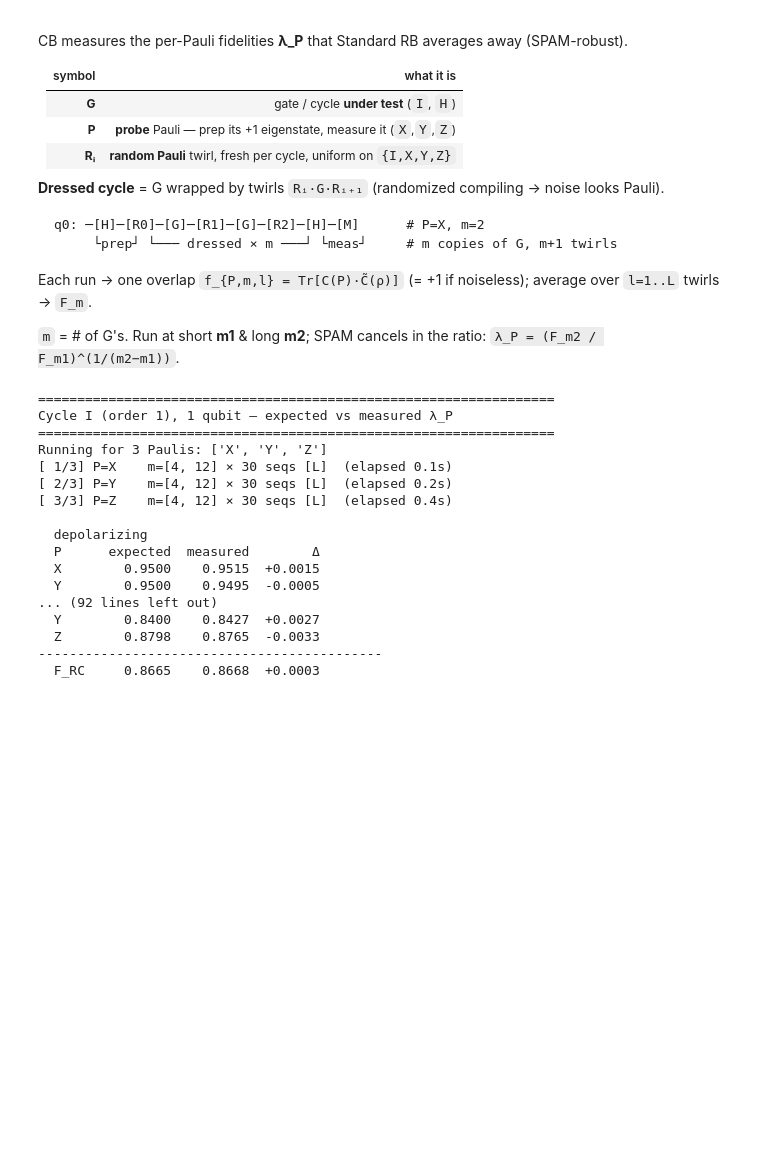
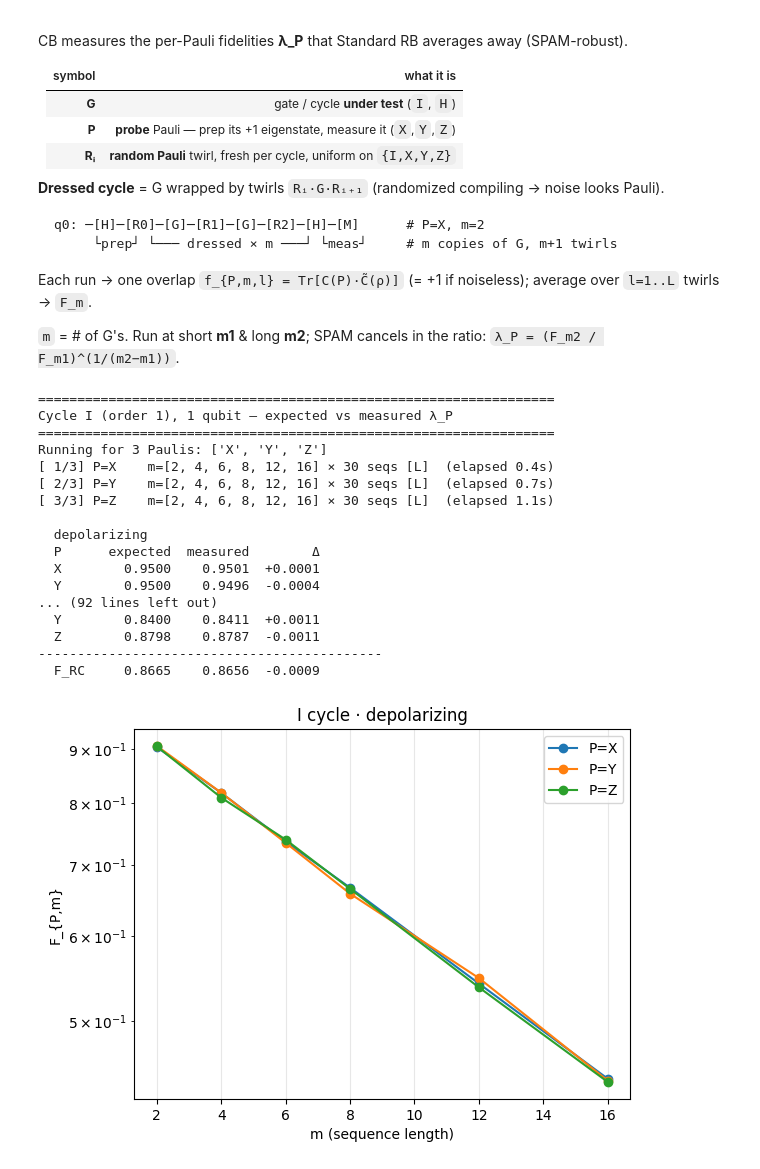
Before and after one commit to imelenwe/randomized-benchmarking, a Jupyter notebook: DiffusionCB/DiffusionCB.ipynb, the cells around one changed output. Cells and saved outputs as stored; diff of their text form; code cells hidden in the pictures; blank space fills up the shorter version.

Commit message:
DiffusionCB: m-sweep + decay-curve plot
- CBConfig m1/m2 -> m_list (even values, valid for I & H cycles);
  run_cb loops the full sweep, lambda_from_records fits λ off the
  m_list endpoints (widest baseline).
- run_experiment now returns all_records keyed by (cycle, noise) so
  downstream analysis reuses the collected data (no re-run).
- plot_decay helper: F_{P,m} vs m. Markovian baseline confirmed as a
  clean straight line on log-y — the reference the non-Markovian curve
  will bend away from.

Co-Authored-By: Claude Opus 4.8 <noreply@anthropic.com>

```diff
--- a/DiffusionCB/DiffusionCB.ipynb
+++ b/DiffusionCB/DiffusionCB.ipynb
@@ -115,13 +115,11 @@ def make_paulis(n_qubits, rng, K=None):
     "biased":       {"kind":"pauli", "probs":{"I":0.90, "X":0.03, "Y":0.02, "Z":0.05}},
 }'''
 
-
 @dataclass
 class CBConfig:
      n_qubits: int
      shots: int
-     m1: int
-     m2: int
+     m_list: tuple
      L: int
      K: int
      label: str
@@ -262,7 +260,7 @@ def run_cb(paulis_K, cfg, G_map, G_gate, sampler):
     print(f"Running for {len(paulis_K)} Paulis: {paulis_K}")
     for i, P in enumerate(paulis_K):
         record_runs[P] = {} # dict within dict to store results for each P
-        for m in (cfg.m1, cfg.m2):
+        for m in (cfg.m_list):
             record_runs[P][m] = [run_once(P, m, cfg, G_map, G_gate, sampler) for _ in range(cfg.L)]
         elapsed = time.time()-t0
         print(f"[{i+1:>2}/{len(paulis_K)}] P={P:<3}  m={list(record_runs[P])} × {cfg.L} seqs [L]  (elapsed {elapsed:.1f}s)", flush=True)
@@ -294,13 +292,16 @@ def lambda_from_records(record_runs, cfg):
 
             f_pmls = [run["pauli_sign"] * get_expectation_value(run["counts"], P, cfg.shots) for run in runs]
             F[m] = np.mean(f_pmls)
-        lambdas[P] = (F[cfg.m2]/F[cfg.m1]) ** (1/(cfg.m2-cfg.m1))
+        m1 = cfg.m_list[0]
+        m2 = cfg.m_list[-1]
+        lambdas[P] = (F[m2]/F[m1]) ** (1/(m2-m1))
     return lambdas
 # %%
 # the run experiment
 
 def run_experiment(cfg, cycle_gates, noises):
     paulis = make_paulis(cfg.n_qubits, cfg.rng, cfg.K)
+    all_records = {}
     for cycle_gate in cycle_gates:
         G_map, order = make_cycle(cycle_gate, cfg.n_qubits)
         G_gate = UnitaryGate(Operator(G_map).data, label=cfg.label)
@@ -323,8 +324,10 @@ def run_experiment(cfg, cycle_gates, noises):
             nm, channel = make_noise(noise, cfg.n_qubits, cfg.label)
             sampler = AerSampler(options = {"backend_options":{"noise_model": nm}})
             record_runs = run_cb(paulis, cfg, G_map, G_gate, sampler)
+            all_records[(cycle_gate, name)] = record_runs
             measured_lambdas = lambda_from_records(record_runs, cfg)
             print_lambdas(name, measured_lambdas, expected_lambdas)
+    return all_records
 # %%
 # (terminology + one-circuit primer: see the top markdown cell)
 
@@ -352,24 +355,39 @@ noises = {
     "biased":       {"kind":"pauli", "probs":{"I":0.90, "X":0.03, "Y":0.02, "Z":0.05}},
 }
 
-
-cfg = CBConfig(n_qubits=1, shots=1024, m1=4, m2=12, L=30, K=30, rng=rng, label=CYCLE_LABEL)
-run_experiment(cfg, ["I", "H"], noises)
+cfg = CBConfig(n_qubits=1, shots=1024, m_list=(2, 4, 6, 8, 12, 16), L=30, K=30, rng=rng, label=CYCLE_LABEL)
+all_records = run_experiment(cfg, ["I", "H"], noises)
 # %% [output]
 ==================================================================
 Cycle I (order 1), 1 qubit — expected vs measured λ_P
 ==================================================================
 Running for 3 Paulis: ['X', 'Y', 'Z']
-[ 1/3] P=X    m=[4, 12] × 30 seqs [L]  (elapsed 0.1s)
-[ 2/3] P=Y    m=[4, 12] × 30 seqs [L]  (elapsed 0.2s)
-[ 3/3] P=Z    m=[4, 12] × 30 seqs [L]  (elapsed 0.4s)
+[ 1/3] P=X    m=[2, 4, 6, 8, 12, 16] × 30 seqs [L]  (elapsed 0.4s)
+[ 2/3] P=Y    m=[2, 4, 6, 8, 12, 16] × 30 seqs [L]  (elapsed 0.7s)
+[ 3/3] P=Z    m=[2, 4, 6, 8, 12, 16] × 30 seqs [L]  (elapsed 1.1s)
 
   depolarizing
   P      expected  measured        Δ
-  X        0.9500    0.9515  +0.0015
-  Y        0.9500    0.9495  -0.0005
+  X        0.9500    0.9501  +0.0001
+  Y        0.9500    0.9496  -0.0004
 ... (92 lines left out)
-  Y        0.8400    0.8427  +0.0027
-  Z        0.8798    0.8765  -0.0033
+  Y        0.8400    0.8411  +0.0011
+  Z        0.8798    0.8787  -0.0011
 --------------------------------------------
-  F_RC     0.8665    0.8668  +0.0003
+  F_RC     0.8665    0.8656  -0.0009
+# %%
+def plot_decay(record_runs, cfg, title=""):
+    for P, m_dict in record_runs.items():
+        ms = sorted(m_dict)
+        F  = [np.mean([r["pauli_sign"] * get_expectation_value(r["counts"], P, cfg.shots)
+                       for r in m_dict[m]]) for m in ms]
+        plt.plot(ms, F, "o-", label=f"P={P}")
+    plt.xlabel("m (sequence length)")
+    plt.ylabel("F_{P,m}")
+    plt.yscale("log")
+    plt.title(title)
+    plt.legend(); plt.grid(True, alpha=0.3); plt.show()
+
+plot_decay(all_records[("I", "depolarizing")], cfg, title="I cycle · depolarizing")
+# %% [output]
+[figure, added]
```
